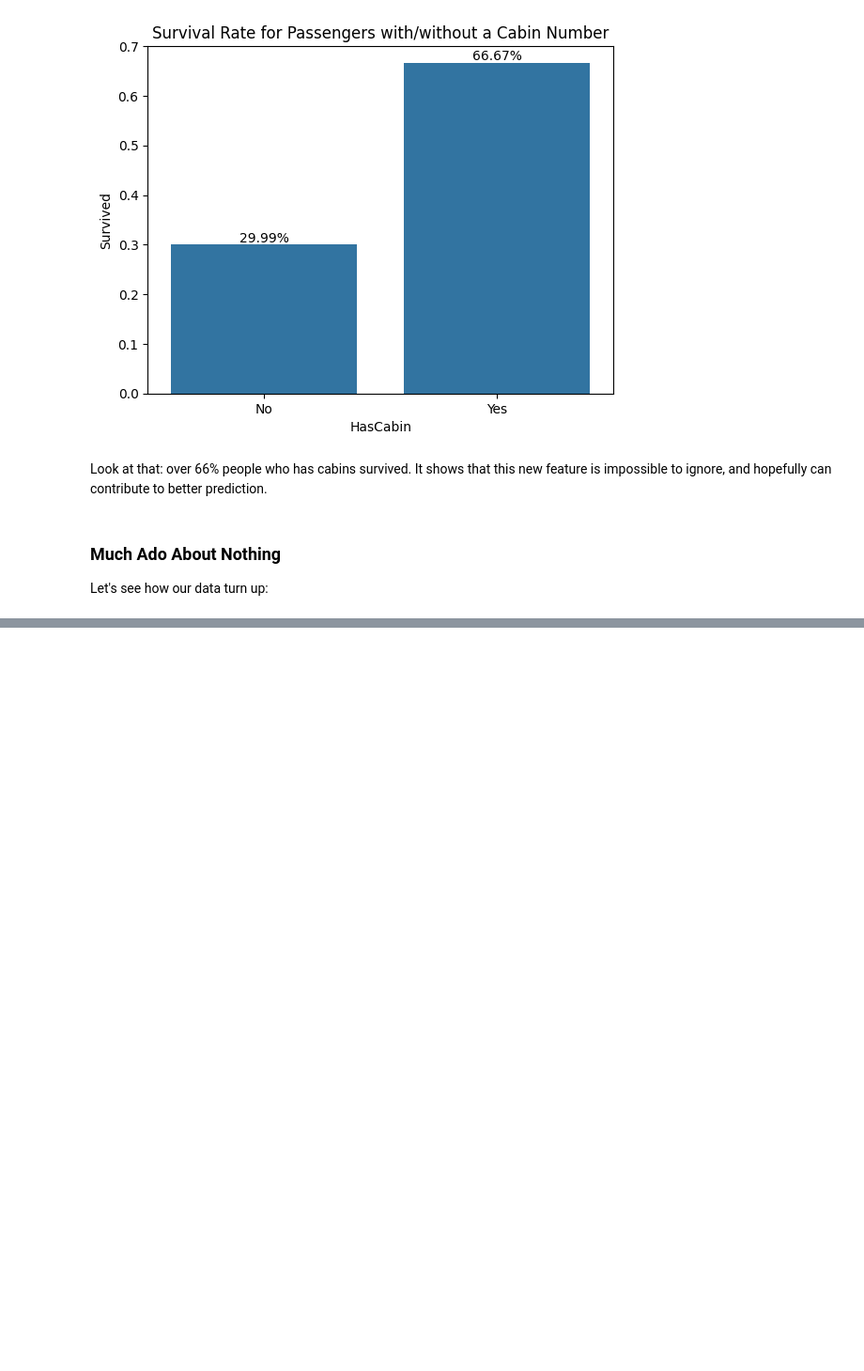
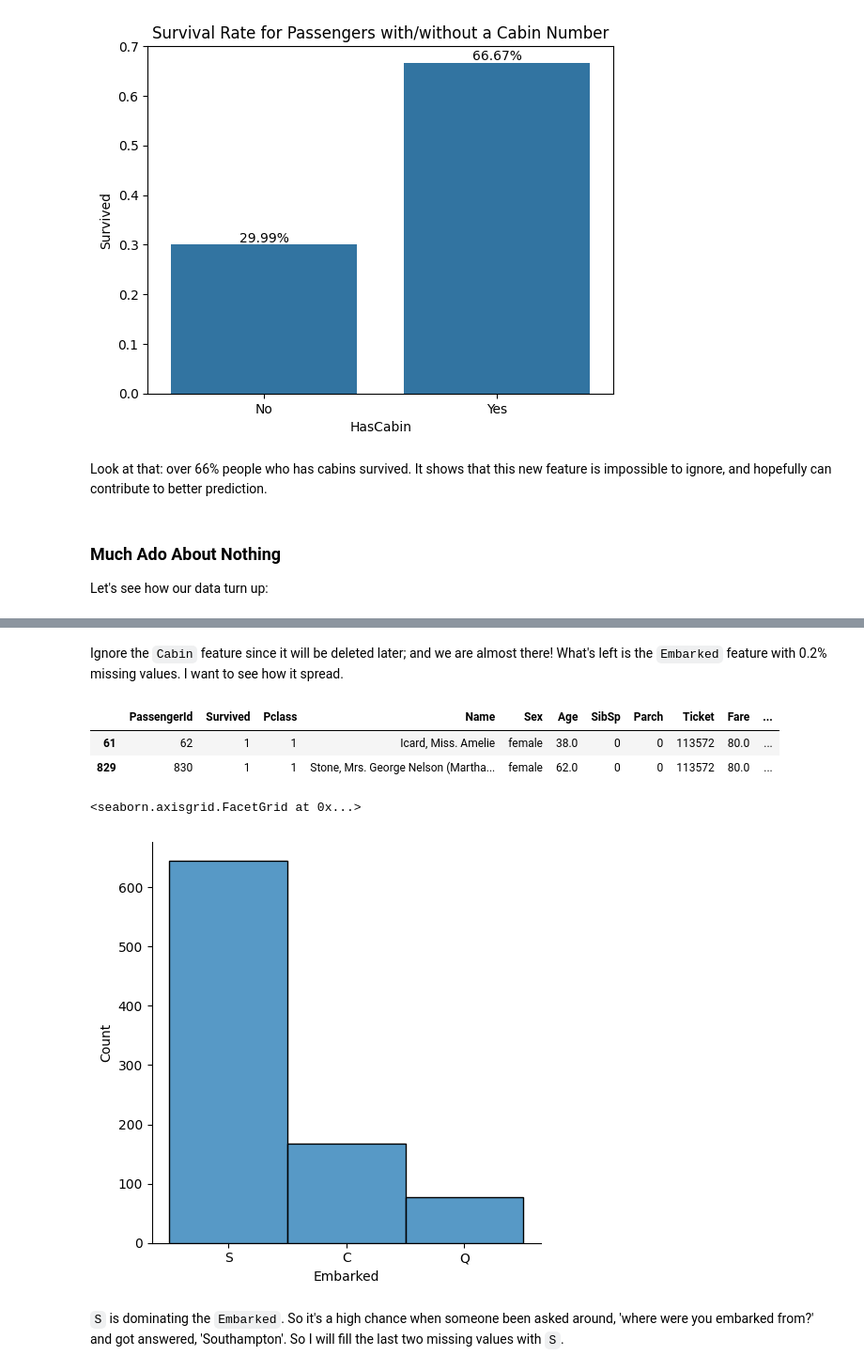
Before and after one commit to rbennum/titanic-survival, a Jupyter notebook: notebooks/explorations.ipynb, the cells around one changed output, grey strips where cells are left out. Shown at 94% size. Saved outputs shown, nothing was run; the diff lists cells and outputs as text; code cells hidden in the pictures; blank space fills up the shorter version.

```diff
--- a/notebooks/explorations.ipynb
+++ b/notebooks/explorations.ipynb
@@ -398,14 +399,14 @@ the bottom area of the ship after getting scraped from the iceberg.
 Since the `Cabin` data is almost 70% unnoticed, there is a possibility that the most powerful piece of information
 might not come from which cabin number a survived passenger, but whether the passengers have cabins or not.
 # %%
-df_temp = (
+df_train_copy = (
     df_train_copy
     .assign(
         HasCabin=lambda x: x['Cabin'].notna().astype(int)
     )
 )
 
-display(df_temp.sample(10, random_state=39))
+display(df_train_copy.sample(10, random_state=39))
 # %% [output]
 |  | PassengerId | Survived | Pclass | Name | Sex | Age | SibSp | Parch | Ticket | Fare | ... |
 | 679 | 680 | 1 | 1 | Cardeza, Mr. Thomas Drake Martinez | male | 36.0 | 0 | 1 | PC 17755 | 512.3292 | ... |
@@ -437,0 +459,24 @@ Let's see how our data turn up:
+# %% [markdown]
+Ignore the `Cabin` feature since it will be deleted later; and we are almost there! What's
+left is the `Embarked` feature with 0.2% missing values. I want to see how it spread.
+# %%
+(
+    df_train_copy
+    .loc[lambda x: x['Embarked'].isna()]
+)
+# %% [output]
+|  | PassengerId | Survived | Pclass | Name | Sex | Age | SibSp | Parch | Ticket | Fare | ... |
+| 61 | 62 | 1 | 1 | Icard, Miss. Amelie | female | 38.0 | 0 | 0 | 113572 | 80.0 | ... |
+| 829 | 830 | 1 | 1 | Stone, Mrs. George Nelson (Martha... | female | 62.0 | 0 | 0 | 113572 | 80.0 | ... |
+# %%
+sns.displot(
+    df_train_copy, x='Embarked', binwidth=3,
+    facet_kws=dict(margin_titles=True)
+)
+# %% [output]
+<seaborn.axisgrid.FacetGrid at 0x...>
+[figure, added]
+# %% [markdown]
+`S` is dominating the `Embarked`. So it's a high chance when someone been asked around,
+'where were you embarked from?' and got answered, 'Southampton'. So I will fill the
+last two missing values with `S`.
```
Also changed, not shown: parts of 26 cells of this notebook.
